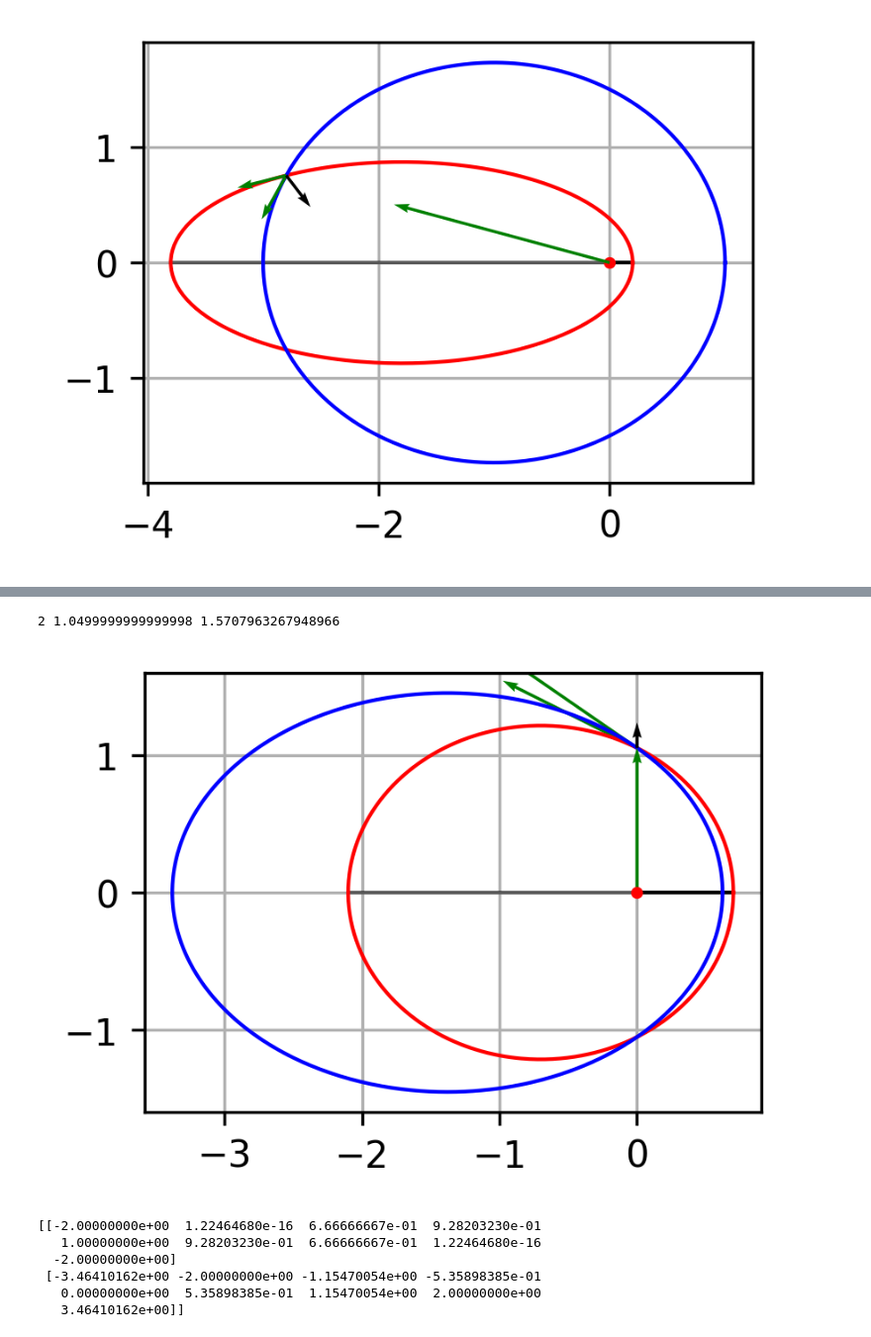
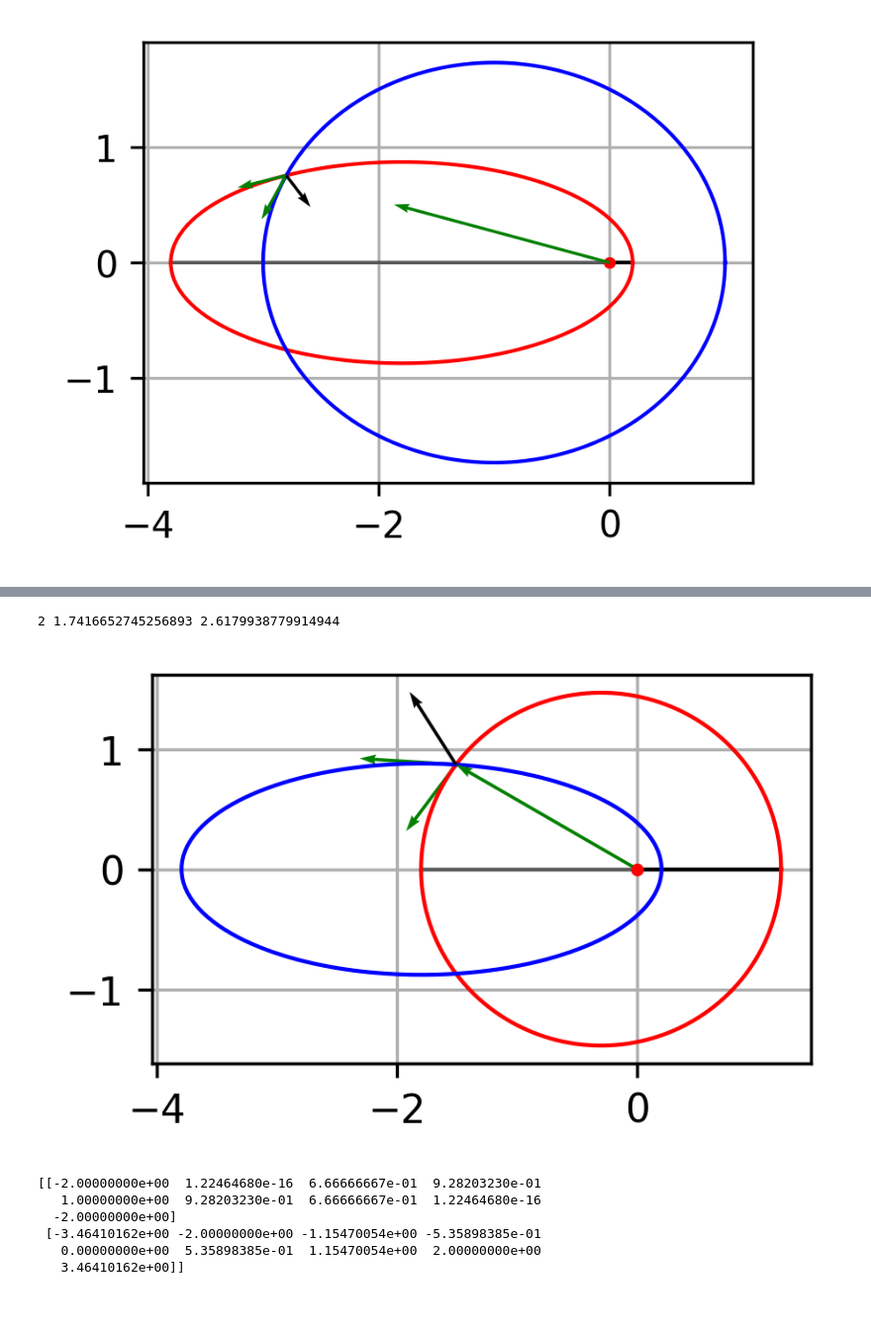
Before and after one commit to silvernuke911/KOSscripts, a Jupyter notebook: lib/tester.ipynb, the cells around one changed output, grey strips where cells are left out. Shown at 99% size. Cells and saved outputs as stored; diff of their text form; code cells hidden in the pictures; blank space fills up the shorter version.

```diff
--- a/lib/tester.ipynb
+++ b/lib/tester.ipynb
@@ -139,7 +139,7 @@ plt.gca().set_aspect("equal")
 plt.grid()
 
 
-w2 = np.deg2rad(45)
+w2 = np.deg2rad(120)
 delta_w = w2 - w1
 obt2 = conic(a1,e1,w2)
 plt.plot(obt2[0],obt2[1],'b-',lw=1)
@@ -181,48 +181,48 @@ dv1 = 0.25512    v2  = 0.25512
 # %%
 ## change semimajor axis
 
-a1 = 1.4
-e1 = 0.5
+a1 = 1.5
+e1 = 0.2
 w1 = 0
 
 obt1 = conic(a1,e1,w1)
 
-nu = np.deg2rad(90)
+nu = np.deg2rad(150)
 pos1 = conic(a1,e1,w1,True,nu=nu)
 periapsis_og =   a1 * (1-e1) * np.array([np.cos(w1),np.sin(w1)])
 apoapsis_og  = - a1 * (1+e1) * np.array([np.cos(w1),np.sin(w1)])
 plt.figure(figsize=(3,3),dpi=300)
 plt.plot([0,apoapsis_og [0]],[0,apoapsis_og [1]],'k-',lw=1,alpha = 0.5)
 plt.plot([0,periapsis_og [0]],[0,periapsis_og [1]],'k-',lw=1,alpha = 1)
 a2 = 2
 r  = np.linalg.norm(pos1)
 w2 = 0
 print(a2,r,nu)
 disc = (r * np.cos(nu))**2 - 4 * a2 * (r - a2)
 if disc < 0:
     print("No orbit possible")
 else:
     e2   = (- r * np.cos(nu) + np.sqrt(disc))/(2*a2)
     e2b  = (- r * np.cos(nu) - np.sqrt(disc))/(2*a2)
     obt2 = conic(a2,e2,w2)
     v1   = obt_vel(mu,a1,e1,w1,True,nu=nu)
     v2   = obt_vel(mu,a2,e2,w2,True,nu=nu)
     dv   = v2 - v1
     plt.quiver(pos1[0],pos1[1],v1[0],v1[1],color='green',scale = 1,zorder = 2,angles='xy', scale_units='xy',width=0.005)
     plt.quiver(pos1[0],pos1[1],v2[0],v2[1],color='green',scale = 1,zorder = 2,angles='xy', scale_units='xy',width=0.005)
     plt.quiver(pos1[0],pos1[1],dv[0],dv[1],color='black',scale = 1,zorder = 3,angles='xy', scale_units='xy',width=0.005)
 
 
 plt.scatter(0,0,s=5,color='r',zorder=5)
 plt.plot(obt1[0],obt1[1],'r-',lw=1)
 plt.plot(obt2[0],obt2[1],'b-',lw=1)
 plt.quiver(0,0,pos1[0],pos1[1],color='green',scale = 1,zorder = 2,angles='xy', scale_units='xy',width=0.005)
 plt.grid()
 plt.gca().set_aspect("equal")
 plt.show()
 # %% [output]
-2 1.0499999999999998 1.5707963267948966
+2 1.7416652745256893 2.6179938779914944
-[figure, old version]
+[figure, new version]
 # %%
 ## PARABOLA
 rp = 1
```
Also changed, not shown: parts of 2 cells of this notebook, 3 other files.
